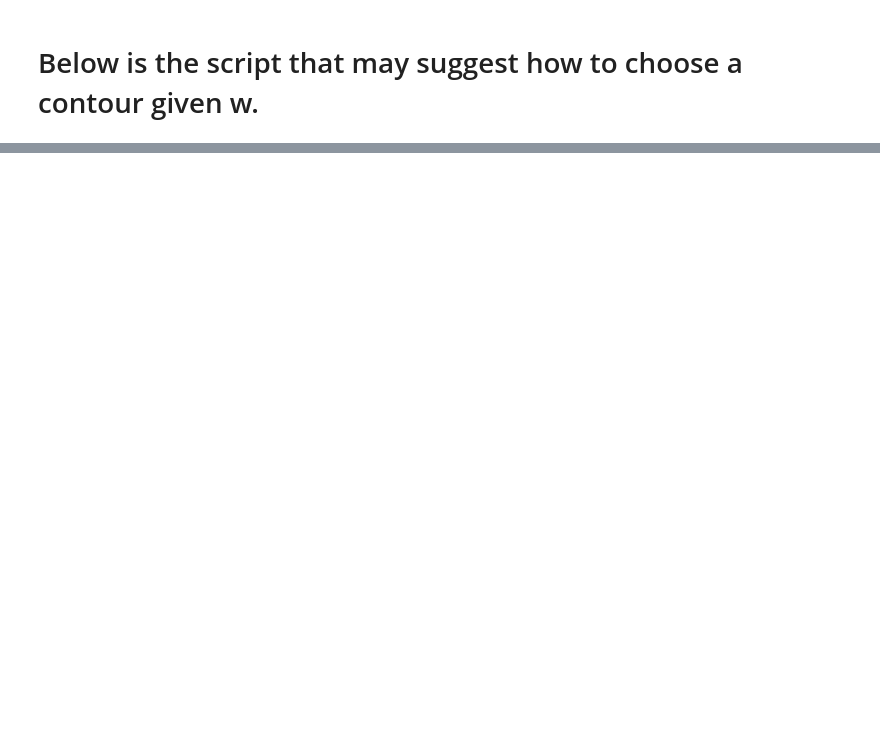
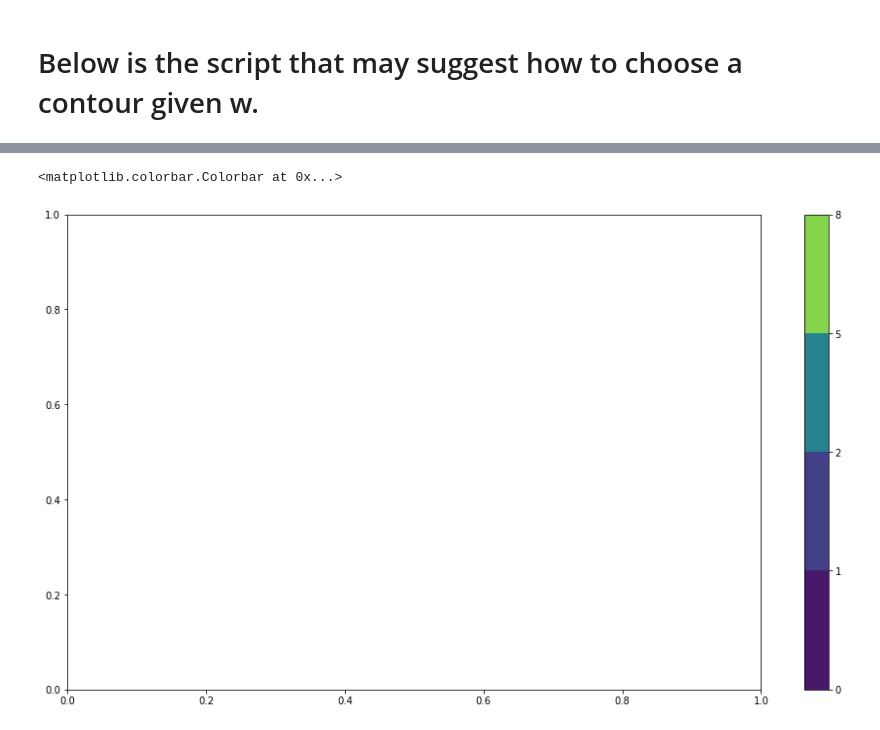
Before and after one commit to PeterXQC/block-lanczos-FA, a Jupyter notebook: Block_Lanczos.ipynb, the cells around one changed output, grey strips where cells are left out. Saved outputs shown, nothing was run; the diff lists cells and outputs as text; code cells hidden in the pictures; blank space fills up the shorter version.

```diff
--- a/Block_Lanczos.ipynb
+++ b/Block_Lanczos.ipynb
@@ -327,0 +416,5 @@ fig.colorbar(cp)
+# %%
+plt.colorbar(cp)
+# %% [output]
+<matplotlib.colorbar.Colorbar at 0x...>
+[figure, added]
```
Also changed, not shown: parts of 15 cells of this notebook.
